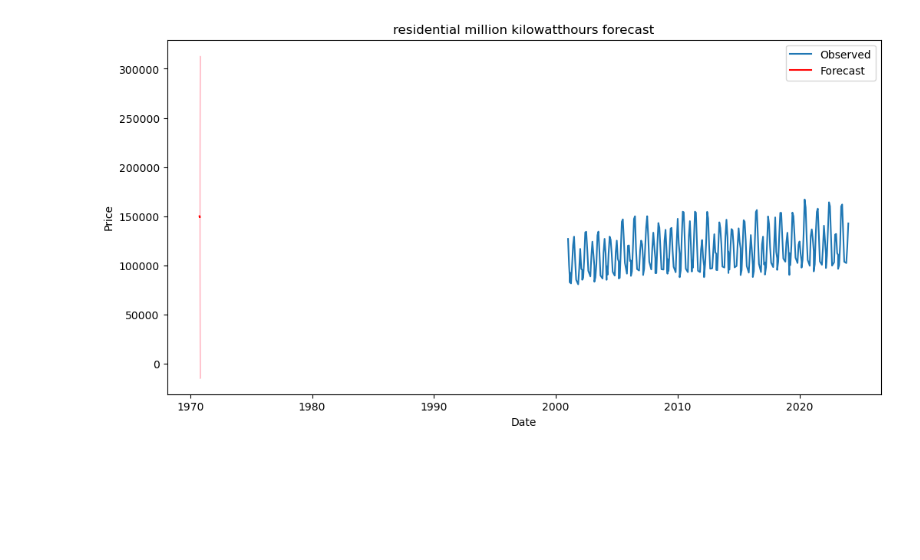
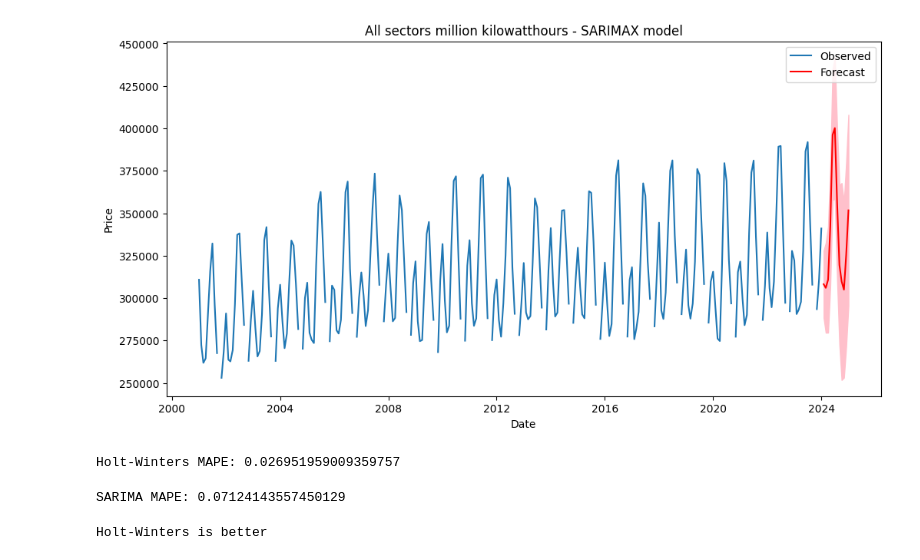
Before and after one commit to damianSte/TimeSeriesAnalysisLabs, a Jupyter notebook: Lab 7/Task1-Lab7.ipynb, the cells around one changed output. Drawn from its saved outputs; the diff is of its cells as text; code cells hidden in the pictures; blank space fills up the shorter version.

```diff
--- a/Lab 7/Task1-Lab7.ipynb
+++ b/Lab 7/Task1-Lab7.ipynb
@@ -7,7 +10,11 @@ from statsmodels.graphics.tsaplots import plot_acf, plot_pacf
 # %%
-df= pd.read_csv("kWh_elec.csv")
-#df.sort_values(by='Month', ascending= True, inplace= True)
-df=df.iloc[::-1]
-df.dropna(inplace= True)
+import pandas as pd
+
+df = pd.read_csv("kWh_elec.csv")
+
+df = df.iloc[::-1]
+
+df.dropna(inplace=True)
+
+df['Month'] = pd.to_datetime(df['Month'], format='%b %Y')
 df.set_index('Month', inplace=True)
-df.index=pd.to_datetime(df.index)
@@ -56,2 +38,0 @@ df['all sectors million kilowatthours'].plot()
-# %%
-df = df['residential million kilowatthours']
@@ -77,4 +54,7 @@ from statsmodels.tsa.statespace.sarimax import SARIMAX
+# %%
+df1 = df.resample('MS').mean()
+df_model = df1['all sectors million kilowatthours']
 # %%
-model = SARIMAX(df['all sectors million kilowatthours'], order=(1, 1, 1),freq='MS')
-results = model.fit()
-model
+
+sarima_model = SARIMAX(df_model, order=(1, 1, 1), seasonal_order=(1, 1, 1, 12))
+sarima_results = sarima_model.fit()
@@ -83,19 +79,18 @@ ValueError: The given frequency argument could not be matched to the given index
 # %%
-forecast_periods = 12  # Forecast the next 12 months
-forecast = results.get_forecast(steps=forecast_periods)
-forecast_mean = forecast.predicted_mean
-forecast_ci = forecast.conf_int()
+sarima_predictions = sarima_results.get_forecast(steps=12)
+forecast_mean = sarima_predictions.predicted_mean
+forecast_ci = sarima_predictions.conf_int()
 
 # Plot the forecast
 plt.figure(figsize=(12, 6))
-plt.plot(df, label='Observed')
+plt.plot(df_model, label='Observed')
 plt.plot(forecast_mean, label='Forecast', color='red')
 plt.fill_between(forecast_ci.index, forecast_ci.iloc[:, 0], forecast_ci.iloc[:, 1], color='pink')
 
-plt.title("residential million kilowatthours forecast")
+plt.title("All sectors million kilowatthours - SARIMAX model")
 plt.xlabel("Date")
 plt.ylabel("Price")
 plt.legend()
 plt.show()
 # %% [output]
-[figure, old version]
+[figure, new version]
@@ -101,0 +99,27 @@ plt.show()
+# %%
+
+hw_model = ExponentialSmoothing(df["all sectors million kilowatthours"], trend="add", seasonal="add", seasonal_periods=12).fit()
+
+hw_forecast = hw_model.forecast(steps=12)
+
+hw_mape= mean_absolute_percentage_error(df['all sectors million kilowatthours'][-12:], hw_forecast)
+print("Holt-Winters MAPE:", hw_mape)
+# %% [output]
+Holt-Winters MAPE: 0.026951959009359757
+# %%
+forecast = sarima_results.get_forecast(steps=12)
+mean_forecast = forecast.predicted_mean
+confidence_intervals = forecast.conf_int()  #uncertainty of predicament
+
+# Calculate MAPE for SARIMA
+sarima_mape= mean_absolute_percentage_error(df['all sectors million kilowatthours'][-12:], mean_forecast)
+print("SARIMA MAPE:", sarima_mape)
+# %% [output]
+SARIMA MAPE: 0.07124143557450129
+# %%
+if hw_mape < sarima_mape:
+    print("Holt-Winters model is better")
+else:
+    print("SARIMA model is better")
+# %% [output]
+Holt-Winters is better
```
Also changed, not shown: parts of 13 cells of this notebook, 4 other files.
